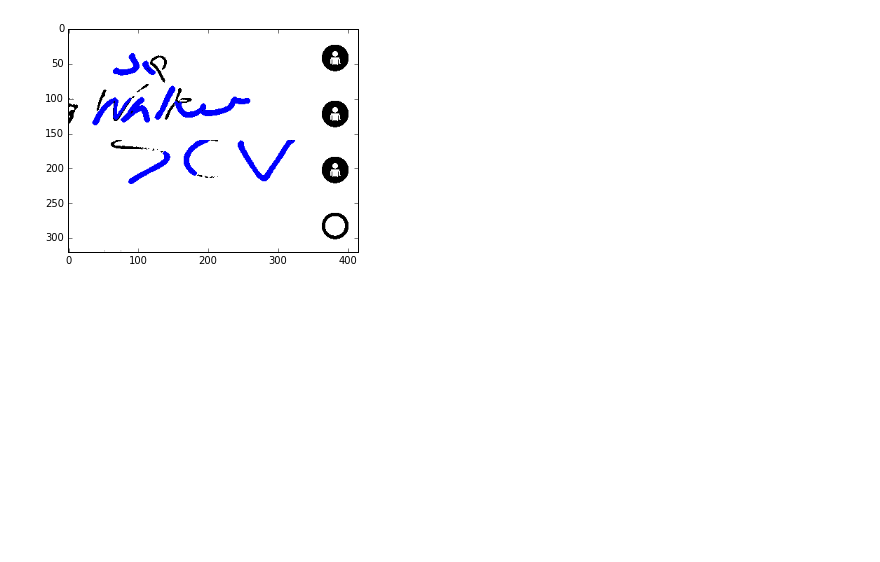
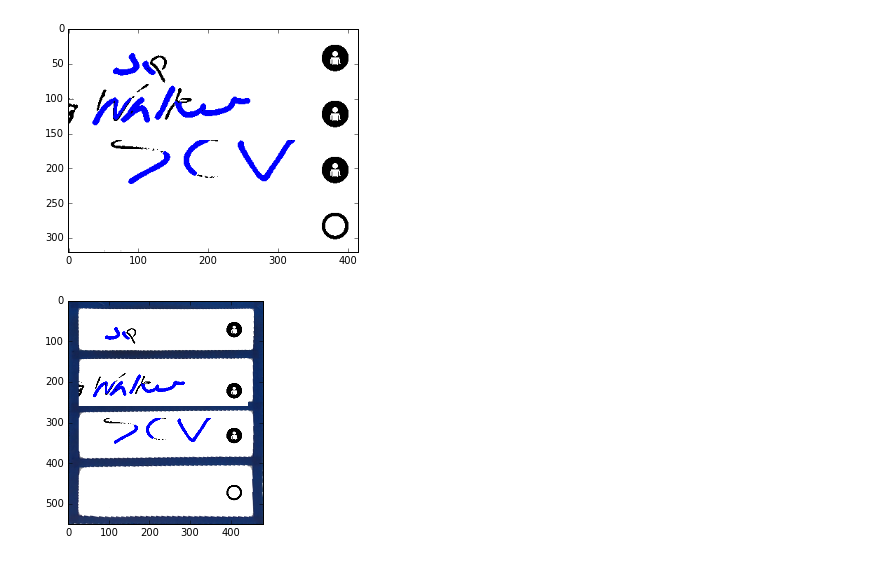
Before and after one commit to dirkjot/pingpongcam, a Jupyter notebook: opencv/extract blue grid.ipynb, the cells around one changed output. Saved outputs shown, nothing was run; the diff lists cells and outputs as text; code cells hidden in the pictures; blank space fills up the shorter version.

```diff
--- a/opencv/extract blue grid.ipynb
+++ b/opencv/extract blue grid.ipynb
@@ -207,7 +213,7 @@ def get_inner_rect_contents(contours, image):
         peri = cv2.arcLength(contour, True)  # approximate such that points are never > 0.05*perimeter away
         approx = cv2.approxPolyDP(contour, 0.05 * peri, True)
         # create white box and copy image in where mask is true
-        box = Box(img=np.zeros_like(image), perimeter=peri, contour=contour)  # TODO enlarge image here
+        box = Box(img=np.zeros_like(image), perimeter=peri, contour=contour, approx=approx)
         box.img.fill(255)
         box.img[mask == 255] = image[mask == 255]
         # find simpler contour
@@ -350,0 +355,10 @@ print ([cv2.contourArea(x) for x in cnts])
+# %%
+bluestraight = four_point_transform(bluewhite, outerRectangle, (480,550))[0]
+bluestraight[30:(30+80),26:(26+415)] = boxes[0].contentdetection
+bluestraight[180:(180+80),26:(26+415)] = boxes[1].contentdetection
+bluestraight[290:(290+80),26:(26+415)] = boxes[2].contentdetection
+bluestraight[430:(430+80),26:(26+415)] = boxes[3].contentdetection
+
+imshow(bluestraight)
+# %% [output]
+[figure, added]
```
Also changed, not shown: parts of 4 cells of this notebook, 1 other file.
